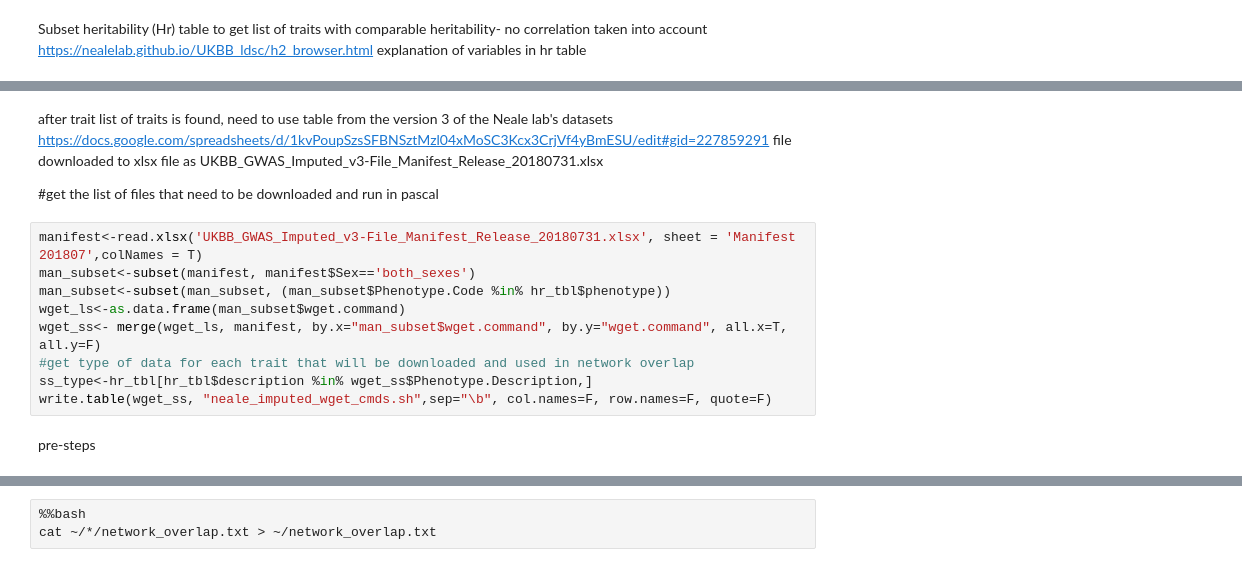
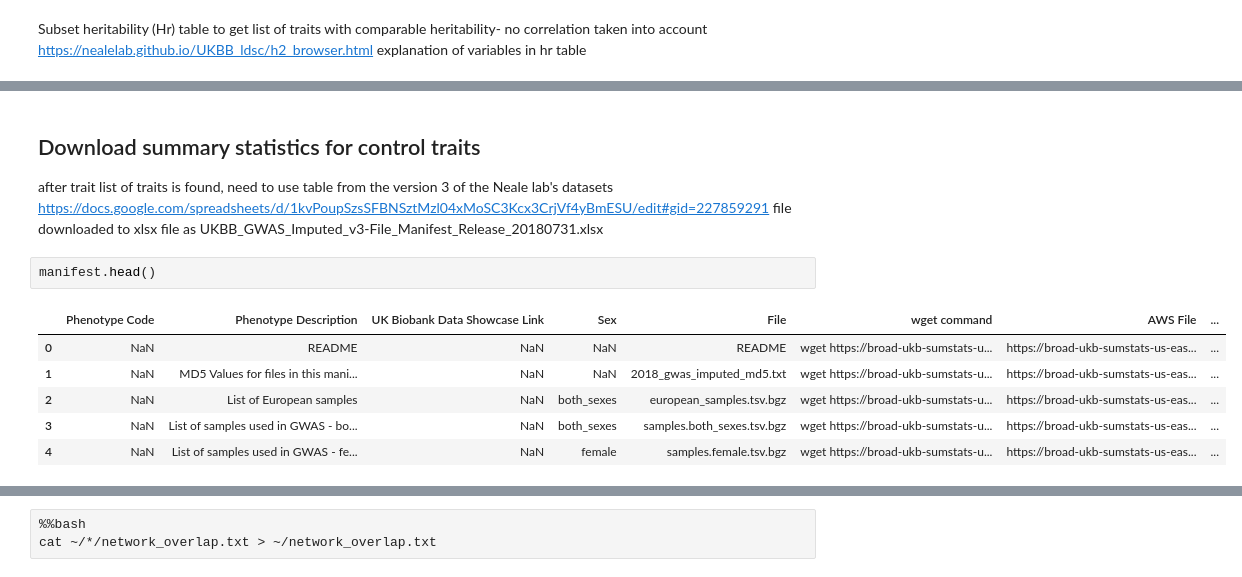
Before and after one commit to sarah-n-wright/CrossSpeciesBMI, a Jupyter notebook: Notebooks/Supplemental/Control_trait_evaluation.ipynb, the cells around one changed output, grey strips where cells are left out. Cells and saved outputs as stored; diff of their text form.

```diff
--- a/Notebooks/Supplemental/control_trait_calculations_for_publication.ipynb
+++ b/Notebooks/Supplemental/Control_trait_evaluation.ipynb
@@ -47,17 +63,15 @@ corr_bmi<-corr_raw_bmi[corr_raw_bmi$Description %in% hr_tbl$description,]
 # %% [markdown]
+## Download summary statistics for control traits
+
 after trait list of traits is found, need to use table from the version 3 of the Neale lab's datasets
 https://docs.google.com/spreadsheets/d/1kvPoupSzsSFBNSztMzl04xMoSC3Kcx3CrjVf4yBmESU/edit#gid=227859291
 file downloaded  to xlsx file as UKBB_GWAS_Imputed_v3-File_Manifest_Release_20180731.xlsx
-
-#get the list of  files that need to be downloaded and run in pascal
-# %%
-manifest<-read.xlsx('UKBB_GWAS_Imputed_v3-File_Manifest_Release_20180731.xlsx', sheet = 'Manifest 201807',colNames = T)
-man_subset<-subset(manifest, manifest$Sex=='both_sexes')
-man_subset<-subset(man_subset, (man_subset$Phenotype.Code %in% hr_tbl$phenotype))
-wget_ls<-as.data.frame(man_subset$wget.command)
-wget_ss<- merge(wget_ls, manifest, by.x="man_subset$wget.command", by.y="wget.command", all.x=T, all.y=F)
-#get type of data for each trait that will be downloaded and used in network overlap
-ss_type<-hr_tbl[hr_tbl$description %in% wget_ss$Phenotype.Description,]
-write.table(wget_ss, "neale_imputed_wget_cmds.sh",sep="\b", col.names=F, row.names=F, quote=F)
-# %% [markdown]
-pre-steps
+# %%
+manifest.head()
+# %% [output]
+|  | Phenotype Code | Phenotype Description | UK Biobank Data Showcase Link | Sex | File | wget command | AWS File | ... |
+| 0 | NaN | README | NaN | NaN | README | wget https://broad-ukb-sumstats-u... | https://broad-ukb-sumstats-us-eas... | ... |
+| 1 | NaN | MD5 Values for files in this mani... | NaN | NaN | 2018_gwas_imputed_md5.txt | wget https://broad-ukb-sumstats-u... | https://broad-ukb-sumstats-us-eas... | ... |
+| 2 | NaN | List of European samples | NaN | both_sexes | european_samples.tsv.bgz | wget https://broad-ukb-sumstats-u... | https://broad-ukb-sumstats-us-eas... | ... |
+| 3 | NaN | List of samples used in GWAS - bo... | NaN | both_sexes | samples.both_sexes.tsv.bgz | wget https://broad-ukb-sumstats-u... | https://broad-ukb-sumstats-us-eas... | ... |
+| 4 | NaN | List of samples used in GWAS - fe... | NaN | female | samples.female.tsv.bgz | wget https://broad-ukb-sumstats-u... | https://broad-ukb-sumstats-us-eas... | ... |
```
Also changed, not shown: parts of 41 cells of this notebook, 2 other files.
